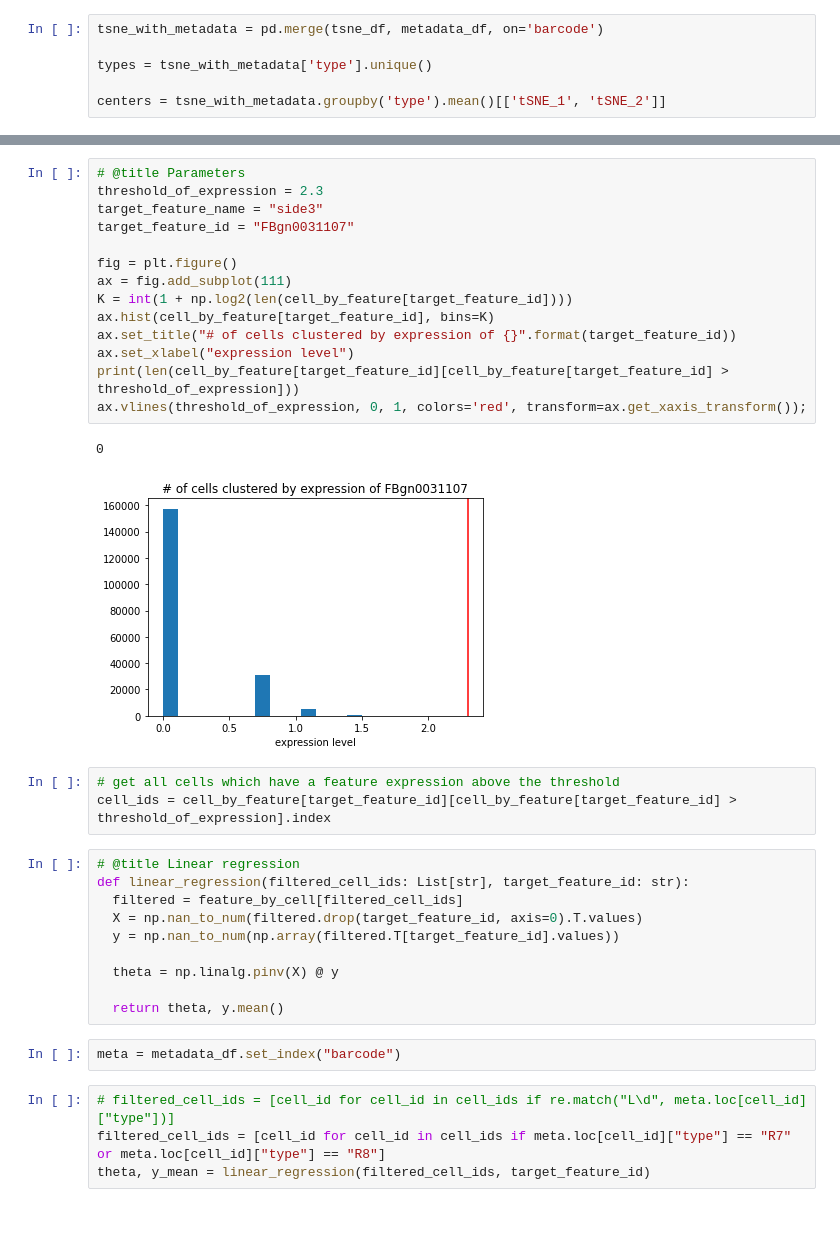
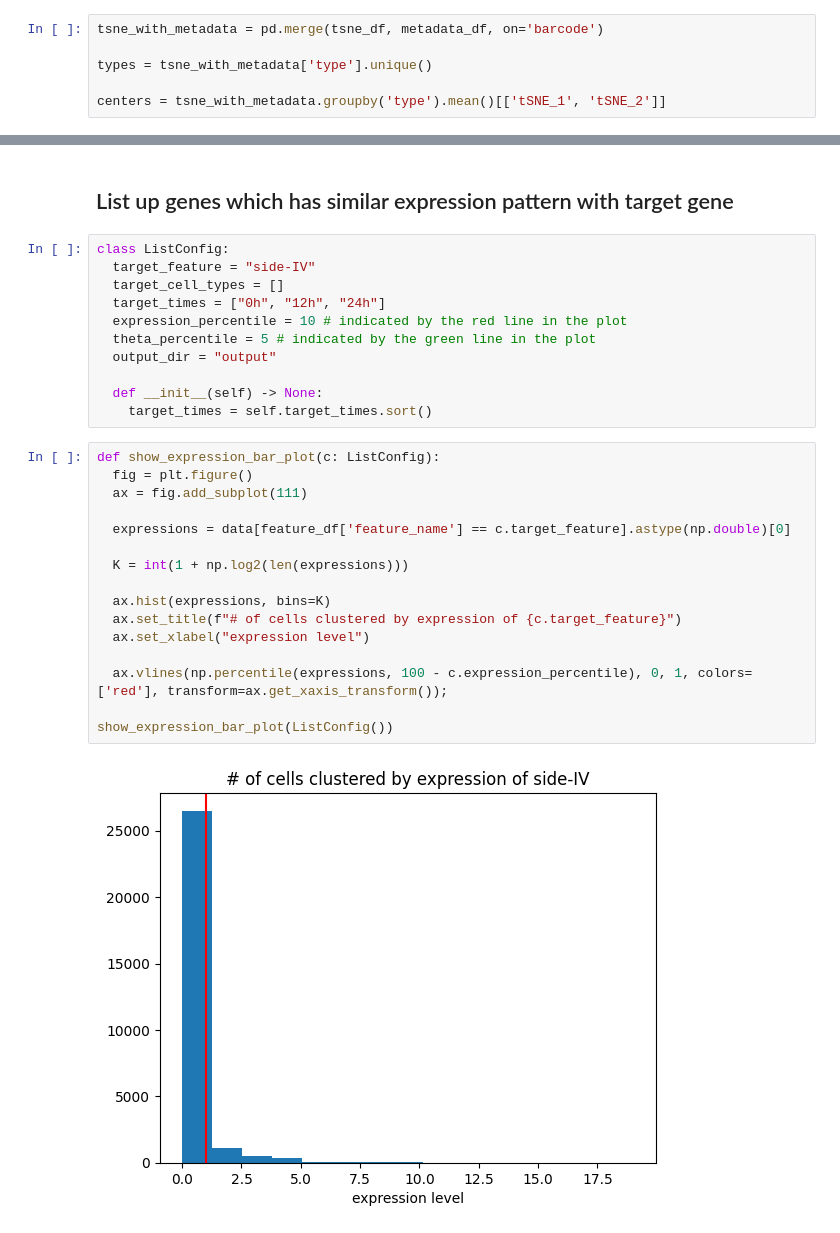
Before and after one commit to FujishigeTemma/GSE156455, a Jupyter notebook: coexpression.ipynb, the cells around one changed output, grey strips where cells are left out. Saved outputs shown, nothing was run; the diff lists cells and outputs as text.

```diff
--- a/coexpression.ipynb
+++ b/coexpression.ipynb
@@ -190,36 +156,31 @@ for t, (tsne1, tsne2) in centers.iterrows():
+# %% [markdown]
+## List up genes which has similar expression pattern with target gene
+# %%
+class ListConfig:
+  target_feature = "side-IV"
+  target_cell_types = []
+  target_times = ["0h", "12h", "24h"]
+  expression_percentile = 10 # indicated by the red line in the plot
+  theta_percentile = 5 # indicated by the green line in the plot
+  output_dir = "output"
+
+  def __init__(self) -> None:
+    target_times = self.target_times.sort()
 # %%
-# @title Parameters
-threshold_of_expression = 2.3
-target_feature_name = "side3"
-target_feature_id = "FBgn0031107"
+def show_expression_bar_plot(c: ListConfig):
+  fig = plt.figure()
+  ax = fig.add_subplot(111)
 
-fig = plt.figure()
-ax = fig.add_subplot(111)
-K = int(1 + np.log2(len(cell_by_feature[target_feature_id])))
-ax.hist(cell_by_feature[target_feature_id], bins=K)
-ax.set_title("# of cells clustered by expression of {}".format(target_feature_id))
-ax.set_xlabel("expression level")
-print(len(cell_by_feature[target_feature_id][cell_by_feature[target_feature_id] > threshold_of_expression]))
-ax.vlines(threshold_of_expression, 0, 1, colors='red', transform=ax.get_xaxis_transform());
+  expressions = data[feature_df['feature_name'] == c.target_feature].astype(np.double)[0]
+
+  K = int(1 + np.log2(len(expressions)))
+
+  ax.hist(expressions, bins=K)
+  ax.set_title(f"# of cells clustered by expression of {c.target_feature}")
+  ax.set_xlabel("expression level")
+
+  ax.vlines(np.percentile(expressions, 100 - c.expression_percentile), 0, 1, colors=['red'], transform=ax.get_xaxis_transform());
+
+show_expression_bar_plot(ListConfig())
 # %% [output]
-0
-[figure, old version]
+[figure, new version]
-# %%
-# get all cells which have a feature expression above the threshold
-cell_ids = cell_by_feature[target_feature_id][cell_by_feature[target_feature_id] > threshold_of_expression].index
-# %%
-# @title Linear regression
-def linear_regression(filtered_cell_ids: List[str], target_feature_id: str):
-  filtered = feature_by_cell[filtered_cell_ids]
-  X = np.nan_to_num(filtered.drop(target_feature_id, axis=0).T.values)
-  y = np.nan_to_num(np.array(filtered.T[target_feature_id].values))
-
-  theta = np.linalg.pinv(X) @ y
-
-  return theta, y.mean()
-# %%
-meta = metadata_df.set_index("barcode")
-# %%
-# filtered_cell_ids = [cell_id for cell_id in cell_ids if re.match("L\d", meta.loc[cell_id]["type"])]
-filtered_cell_ids = [cell_id for cell_id in cell_ids if meta.loc[cell_id]["type"] == "R7" or meta.loc[cell_id]["type"] == "R8"]
-theta, y_mean = linear_regression(filtered_cell_ids, target_feature_id)
```
Also changed, not shown: parts of 30 cells of this notebook, 5 other files.
